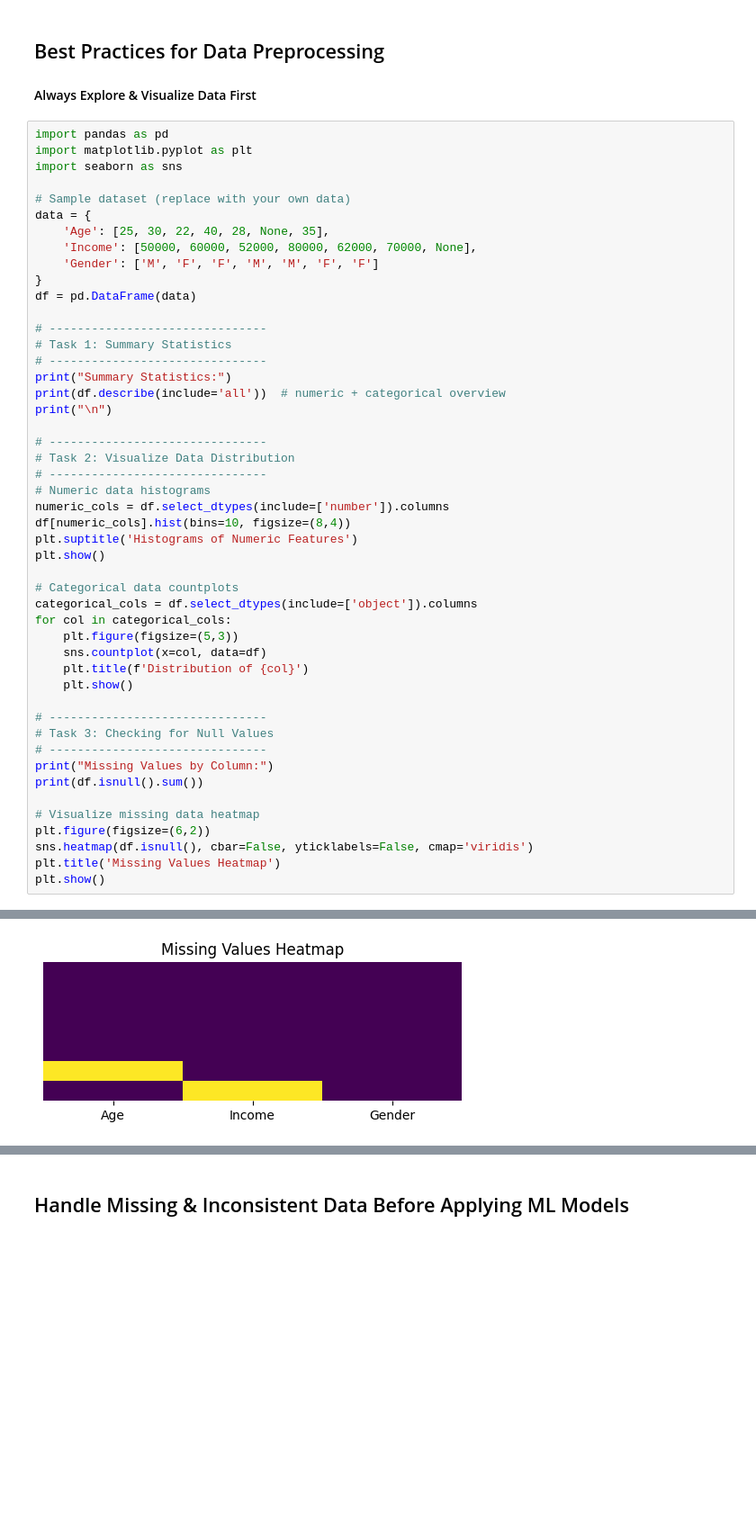
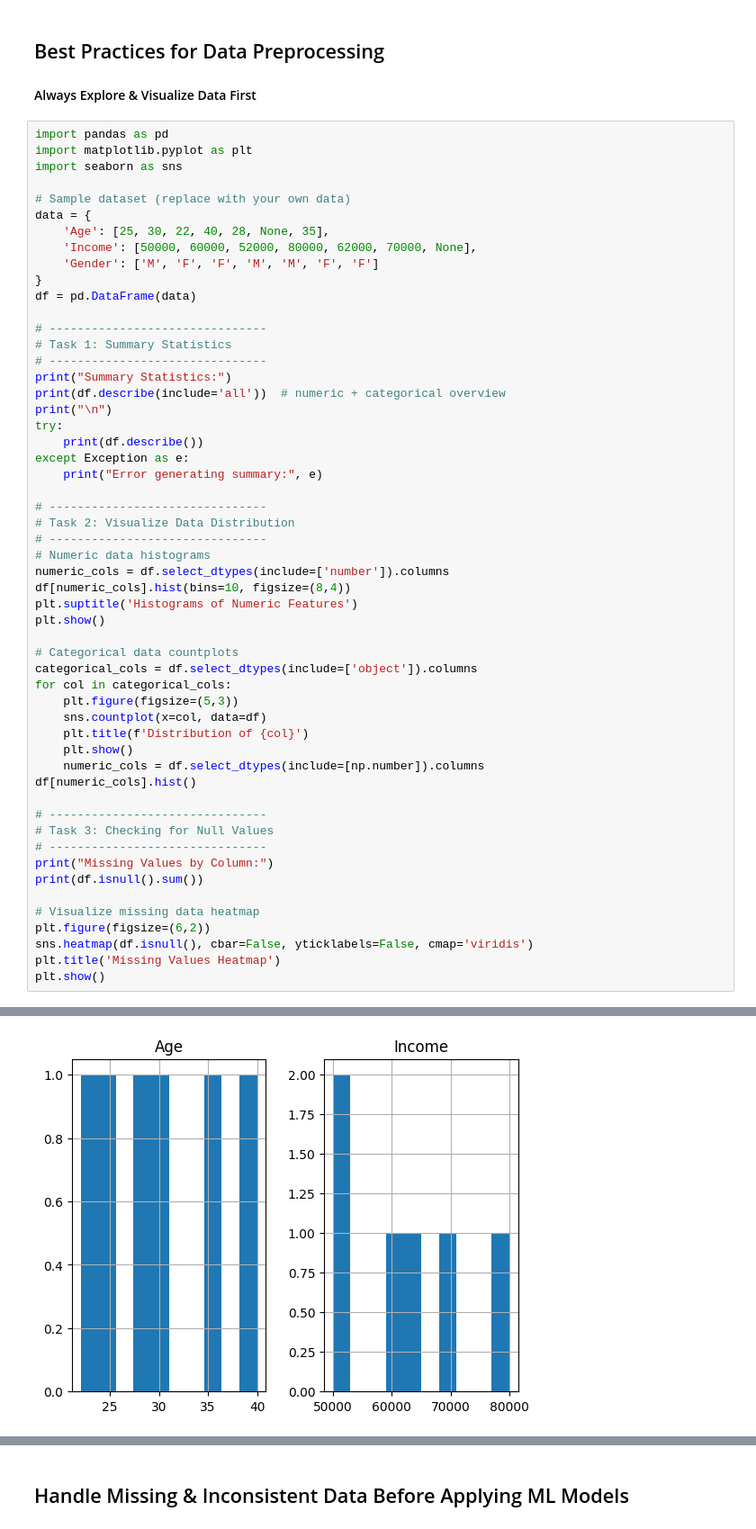
Before and after one commit to ManojGangumalla/AI_DATA_ANALYSIS_, a Jupyter notebook: src/Module 6/Automating Data Cleaning and Best Practices in Data Preprocessing/Ques_3.ipynb, the cells around one changed output, grey strips where cells are left out. Shown: that part at 90% size. Cells and saved outputs as stored; diff of their text form; blank space fills up the shorter version.

```diff
--- a/src/Module 6/Automating Data Cleaning and Best Practices in Data Preprocessing/Ques_3.ipynb
+++ b/src/Module 6/Automating Data Cleaning and Best Practices in Data Preprocessing/Ques_3.ipynb
@@ -21,6 +21,10 @@ df = pd.DataFrame(data)
 print("Summary Statistics:")
 print(df.describe(include='all'))  # numeric + categorical overview
 print("\n")
+try:
+    print(df.describe())
+except Exception as e:
+    print("Error generating summary:", e)
 
 # -------------------------------
 # Task 2: Visualize Data Distribution
@@ -38,6 +42,8 @@ for col in categorical_cols:
     sns.countplot(x=col, data=df)
     plt.title(f'Distribution of {col}')
     plt.show()
+    numeric_cols = df.select_dtypes(include=[np.number]).columns
+df[numeric_cols].hist()
 
 # -------------------------------
 # Task 3: Checking for Null Values
@@ -67,8 +77,8 @@ max     40.00000  80000.000000    NaN
 [figure]
 [figure]
 Missing Values by Column:
 Age       1
 Income    1
 Gender    0
 dtype: int64
-[figure, old version]
+[figure, new version]
```
Also changed, not shown: parts of 4 cells of this notebook.
